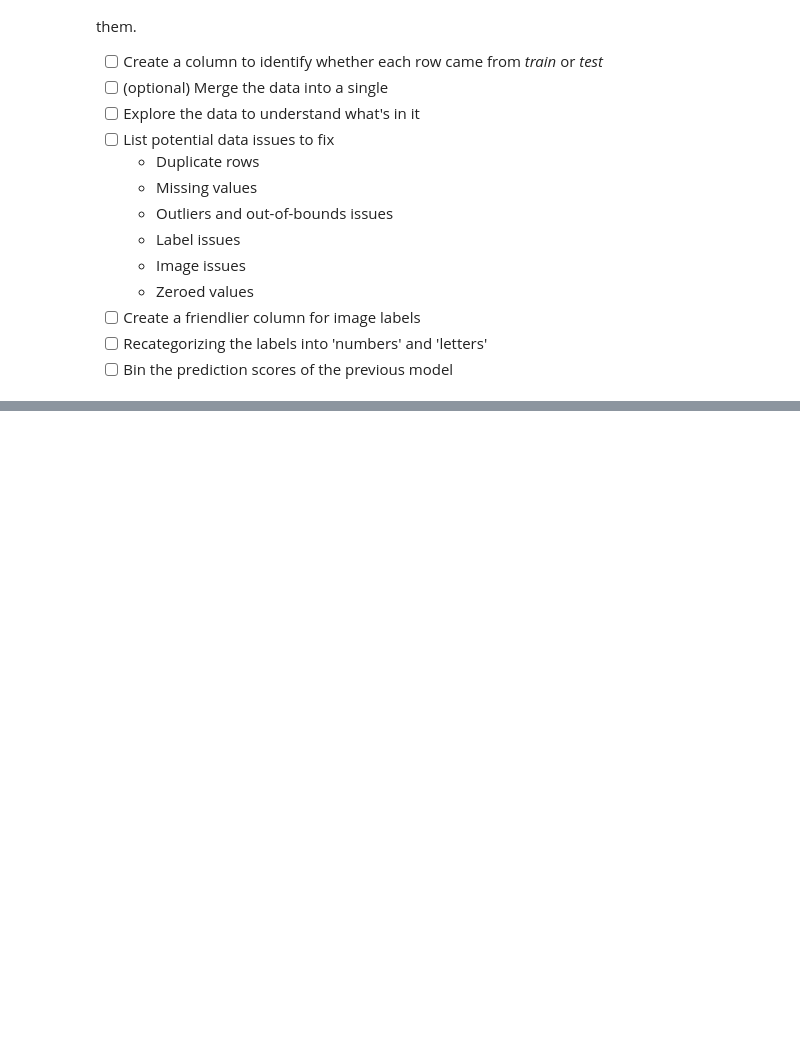
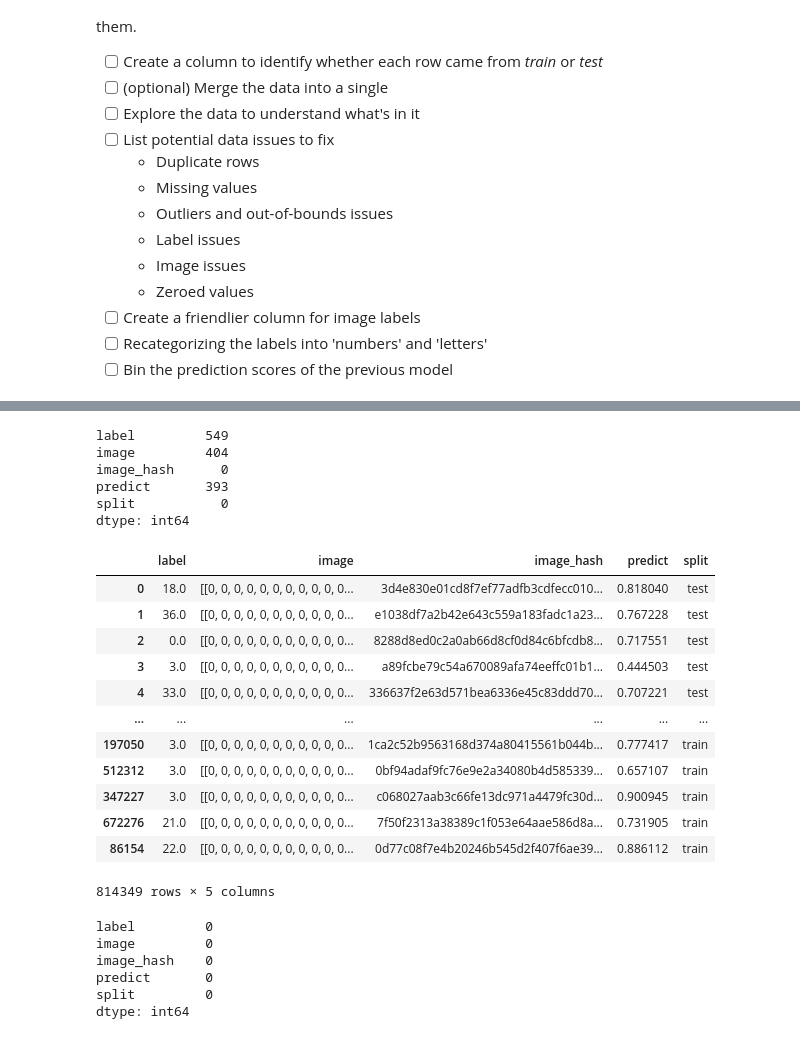
Before and after one commit to christopherseaman/datasci_223, a Jupyter notebook: exercises/2-data-munging/exercise-dirty_emnist.ipynb, the cells around one changed output, grey strips where cells are left out. Saved outputs shown, nothing was run; the diff lists cells and outputs as text; code cells hidden in the pictures; blank space fills up the shorter version.

```diff
--- a/exercises/2-data-munging/exercise-dirty_emnist.ipynb
+++ b/exercises/2-data-munging/exercise-dirty_emnist.ipynb
@@ -273,0 +340,13 @@ merged.duplicated
+# %%
+#2 Assess and remove missing values
+
+#Print the number of missing values per column
+
+#We know that the missing data have "bad" labels, with odds strings and some labelled as missing with incorrect notation
+#I have chosen to replace all of the "bad_labels" with missing data (NaN)
+
+bad_labels = ['number', 'letter', 'maybe three?', 'think this is a seven', ' ', '', 'NaaN', 'Null'] + list(range(63, 100))
+
+#This code will replace the bad_labels with missing data NaN
+merged_replace_na = merged.mask(merged.isin(bad_labels))
+print(merged_replace_na)
@@ -273,0 +371,38 @@ merged.duplicated
+# %%
+#2 Assess and remove missing values
+
+#Tabulate the number of missing values, integrating the changes made converting the "bad_labels" to NaN
+missing_values = merged_replace_na.isnull().sum()
+print(missing_values)
+
+#Create a dataframe "merged_complete" with missing values removed
+merged_complete=merged.dropna()
+display(merged_complete)
+#Confirm that all missing values have been removed
+merged_complete.isnull().sum()
+# %% [output]
+label         549
+image         404
+image_hash      0
+predict       393
+split           0
+dtype: int64
+|  | label | image | image_hash | predict | split |
+| 0 | 18.0 | [[0, 0, 0, 0, 0, 0, 0, 0, 0, 0, 0... | 3d4e830e01cd8f7ef77adfb3cdfecc010... | 0.818040 | test |
+| 1 | 36.0 | [[0, 0, 0, 0, 0, 0, 0, 0, 0, 0, 0... | e1038df7a2b42e643c559a183fadc1a23... | 0.767228 | test |
+| 2 | 0.0 | [[0, 0, 0, 0, 0, 0, 0, 0, 0, 0, 0... | 8288d8ed0c2a0ab66d8cf0d84c6bfcdb8... | 0.717551 | test |
+| 3 | 3.0 | [[0, 0, 0, 0, 0, 0, 0, 0, 0, 0, 0... | a89fcbe79c54a670089afa74eeffc01b1... | 0.444503 | test |
+| 4 | 33.0 | [[0, 0, 0, 0, 0, 0, 0, 0, 0, 0, 0... | 336637f2e63d571bea6336e45c83ddd70... | 0.707221 | test |
+| ... | ... | ... | ... | ... | ... |
+| 197050 | 3.0 | [[0, 0, 0, 0, 0, 0, 0, 0, 0, 0, 0... | 1ca2c52b9563168d374a80415561b044b... | 0.777417 | train |
+| 512312 | 3.0 | [[0, 0, 0, 0, 0, 0, 0, 0, 0, 0, 0... | 0bf94adaf9fc76e9e2a34080b4d585339... | 0.657107 | train |
+| 347227 | 3.0 | [[0, 0, 0, 0, 0, 0, 0, 0, 0, 0, 0... | c068027aab3c66fe13dc971a4479fc30d... | 0.900945 | train |
+| 672276 | 21.0 | [[0, 0, 0, 0, 0, 0, 0, 0, 0, 0, 0... | 7f50f2313a38389c1f053e64aae586d8a... | 0.731905 | train |
+| 86154 | 22.0 | [[0, 0, 0, 0, 0, 0, 0, 0, 0, 0, 0... | 0d77c08f7e4b20246b545d2f407f6ae39... | 0.886112 | train |
+814349 rows × 5 columns
+label         0
+image         0
+image_hash    0
+predict       0
+split         0
+dtype: int64
```
Also changed, not shown: parts of 19 cells of this notebook, 2 other files.
